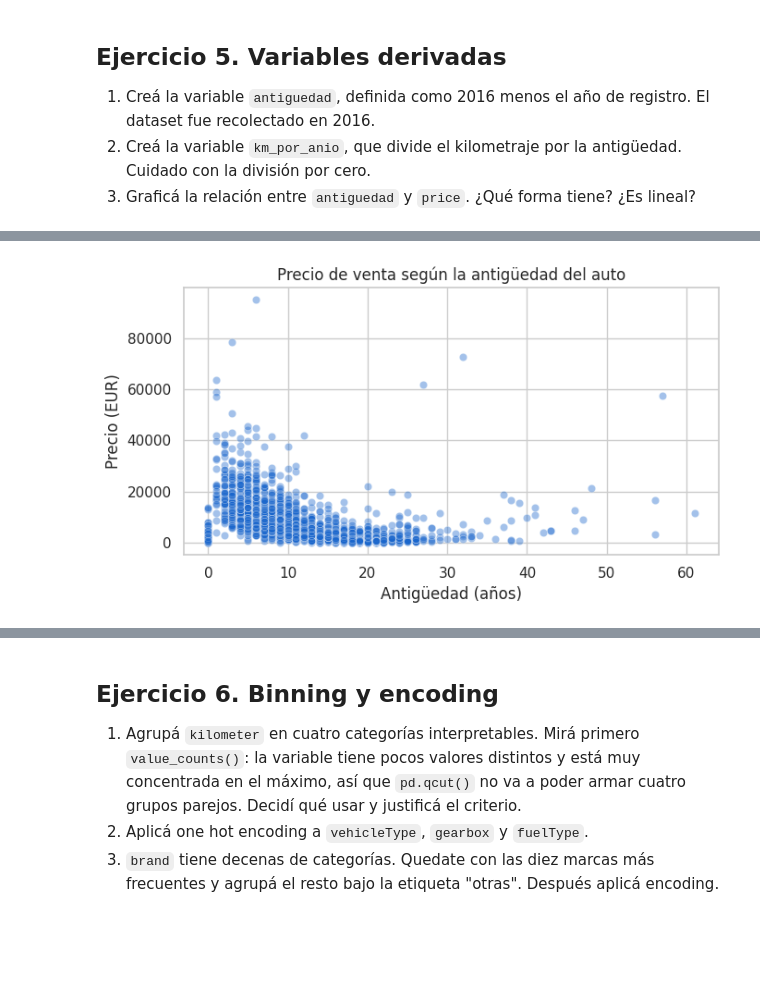
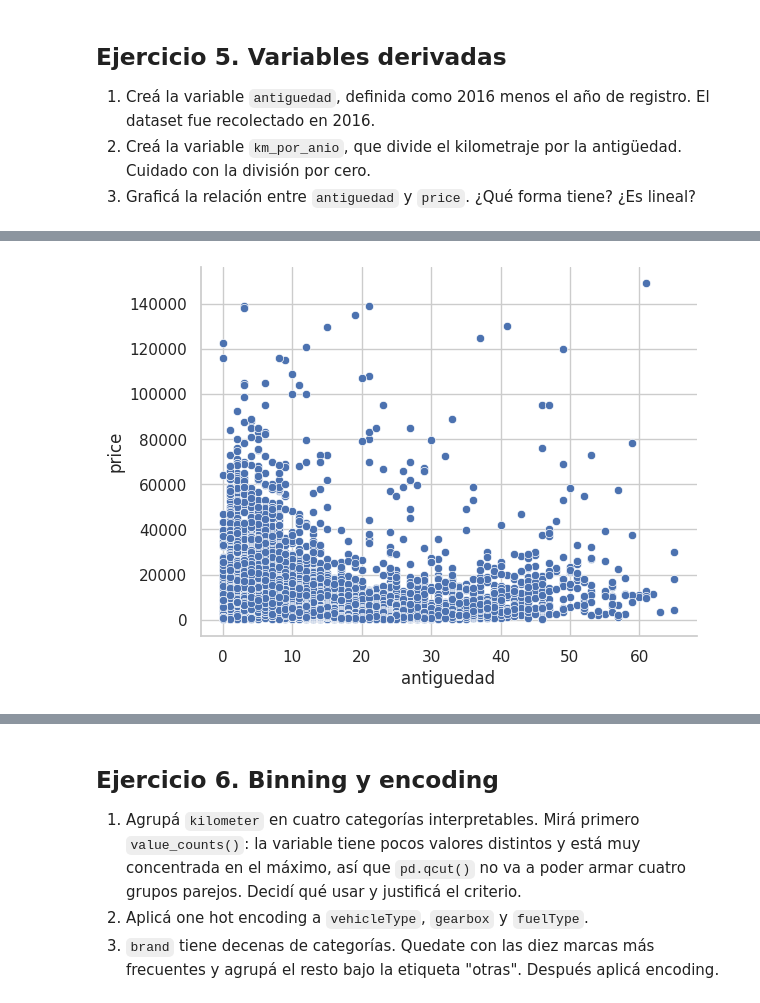
Before and after one commit to EmiiFernandez/actividades_data_sciente_ypf, a Jupyter notebook: notebook/C09_Notebook-13.ipynb, the cells around one changed output, grey strips where cells are left out. Cells and saved outputs as stored; diff of their text form; code cells hidden in the pictures; blank space fills up the shorter version.

```diff
--- a/notebook/C09_Notebook-13.ipynb
+++ b/notebook/C09_Notebook-13.ipynb
@@ -1090,18 +1090,18 @@ autos_filtrado.head(20)
 1. Creá la variable `antiguedad`, definida como 2016 menos el año de registro. El dataset fue recolectado en 2016.
 2. Creá la variable `km_por_anio`, que divide el kilometraje por la antigüedad. Cuidado con la división por cero.
 3. Graficá la relación entre `antiguedad` y `price`. ¿Qué forma tiene? ¿Es lineal?
+# %%
+# Creá la variable antiguedad, definida como 2016 menos el año de registro. El dataset fue recolectado en 2016.
+
+antiguedad = 2016 - autos_filtrado["yearOfRegistration"]
+autos_filtrado["antiguedad"] = antiguedad
 # %%
-# --- Ejercicio 5. Creación de variables derivadas ---
+# Creá la variable km_por_anio, que divide el kilometraje por la antigüedad. Cuidado con la división por cero.
 
-# 1. Crear la variable antigüedad (año de referencia: 2016)
-autos_filtrado["antiguedad"] = 2016 - autos_filtrado["yearOfRegistration"]
-
-# 2. Crear km_por_anio evitando la división por cero
-autos_filtrado["km_por_anio"] = np.where(
+km_por_anio = np.where(
     autos_filtrado["antiguedad"] > 0,
     autos_filtrado["kilometer"] / autos_filtrado["antiguedad"],
     autos_filtrado["kilometer"]
 )
 
-# Mostrar estadísticas básicas para verificar la creación correcta de variables
-display(autos_filtrado[["antiguedad", "km_por_anio"]].describe().T)
+autos_filtrado["km_por_anio"] = km_por_anio
@@ -1112,19 +1107,0 @@ display(autos_filtrado[["antiguedad", "km_por_anio"]].describe().T)
-# %%
-# --- Visualización de la relación entre antigüedad y precio ---
-plt.figure(figsize=(7, 4))
-# Usamos una muestra de los datos para evitar superposición extrema en el gráfico
-sns.scatterplot(
-    data=autos_filtrado.sample(3000, random_state=42),
-    x="antiguedad",
-    y="price",
-    alpha=0.4,
-    color="#1A66CC"
-)
-
-plt.title("Precio de venta según la antigüedad del auto")
-plt.xlabel("Antigüedad (años)")
-plt.ylabel("Precio (EUR)")
-plt.tight_layout()
-plt.show()
-# %% [output]
-[figure, removed]
@@ -1132,0 +1108,8 @@ plt.show()
+# %%
+# Graficá la relación entre antiguedad y price. ¿Qué forma tiene? ¿Es lineal?
+plt.figure()
+sns.scatterplot(x="antiguedad", y="price",data=autos_filtrado, palette="spring")
+sns.despine()
+plt.show();
+# %% [output]
+[figure, added]
```
Also changed, not shown: parts of 18 cells of this notebook.
